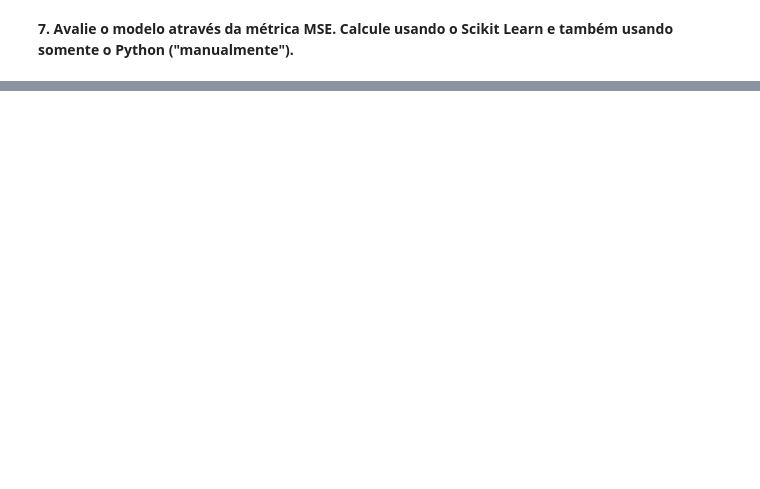
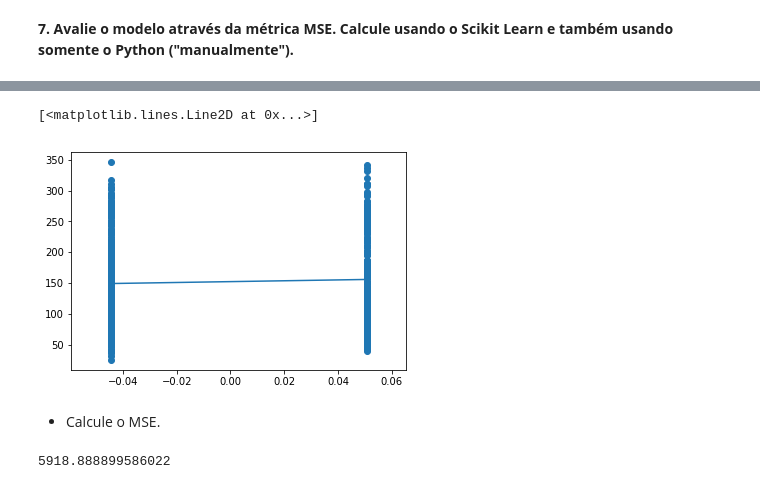
Before and after one commit to raysonsantos/course-machine-learning, a Jupyter notebook: notebook-listas/Notebook Lista de Exercicios 01.ipynb, the cells around one changed output, grey strips where cells are left out. Drawn from its saved outputs; the diff is of its cells as text; code cells hidden in the pictures; blank space fills up the shorter version.

```diff
--- a/notebook-listas/Notebook Lista de Exercicios 01.ipynb
+++ b/notebook-listas/Notebook Lista de Exercicios 01.ipynb
@@ -38,0 +283,2 @@
+# %%
+x_sex = [ [i] for i in X[:,1]]
@@ -38,0 +302,15 @@
+# %%
+yy_pred_sex = mode_sex.predict(x_sex)
+# %%
+plt.scatter(x_sex, yy)
+#plotando a linha que representa o modelo, ATENÇÃO, usar os y preditos
+plt.plot(x_sex, yy_pred_sex)
+# %% [output]
+[<matplotlib.lines.Line2D at 0x...>]
+[figure, added]
+# %% [markdown]
+* Calcule o MSE.
+# %%
+metrics.mean_squared_error(yy, yy_pred_sex)
+# %% [output]
+5918.888899586022
```
Also changed, not shown: parts of 46 cells of this notebook, 1 other file.
